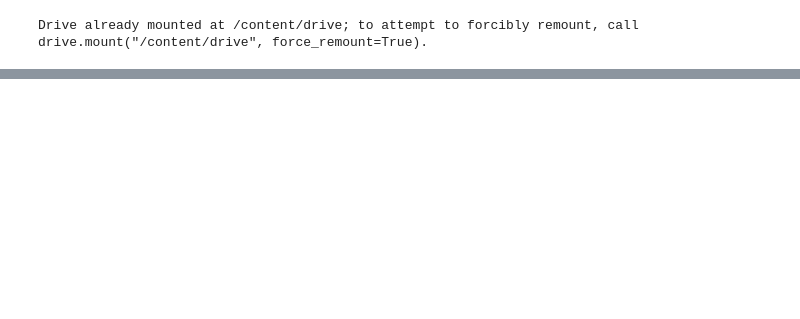
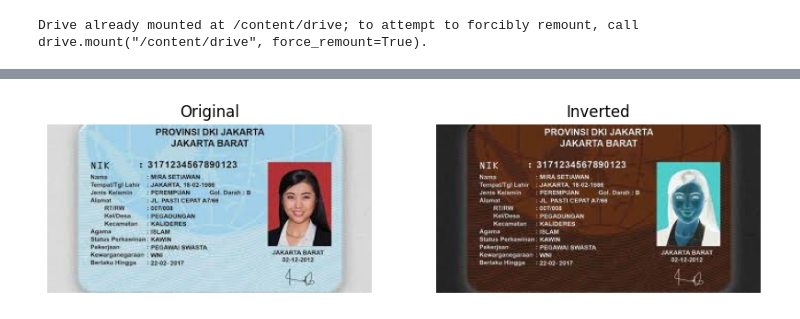
Before and after one commit to Majid5654/Erwan-Majid_PCVK_Ganjil_2025, a Jupyter notebook: Week3.ipynb, the cells around one changed output, grey strips where cells are left out. Saved outputs shown, nothing was run; the diff lists cells and outputs as text; code cells hidden in the pictures; blank space fills up the shorter version.

```diff
--- a/Week3.ipynb
+++ b/Week3.ipynb
@@ -43,0 +53,20 @@ Masukkan nilai kecerahan: 50
+# %%
+imgrgb = cv.cvtColor(imgktp, cv.COLOR_BGR2RGB)
+inverted_img = 255 - imgrgb
+
+# Tampilkan hasil
+plt.figure(figsize=(10,5))
+
+plt.subplot(1,2,1)
+plt.imshow(imgrgb)
+plt.title("Original")
+plt.axis("off")
+
+plt.subplot(1,2,2)
+plt.imshow(inverted_img)
+plt.title("Inverted")
+plt.axis("off")
+
+plt.show()
+# %% [output]
+[figure, added]
```
Also changed, not shown: parts of 14 cells of this notebook.
